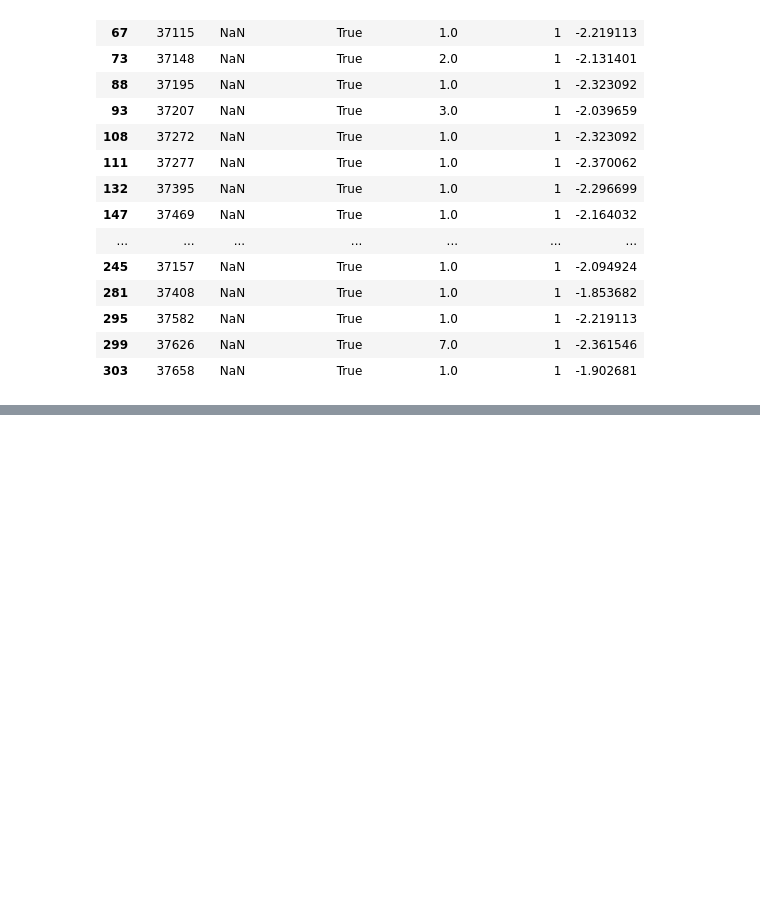
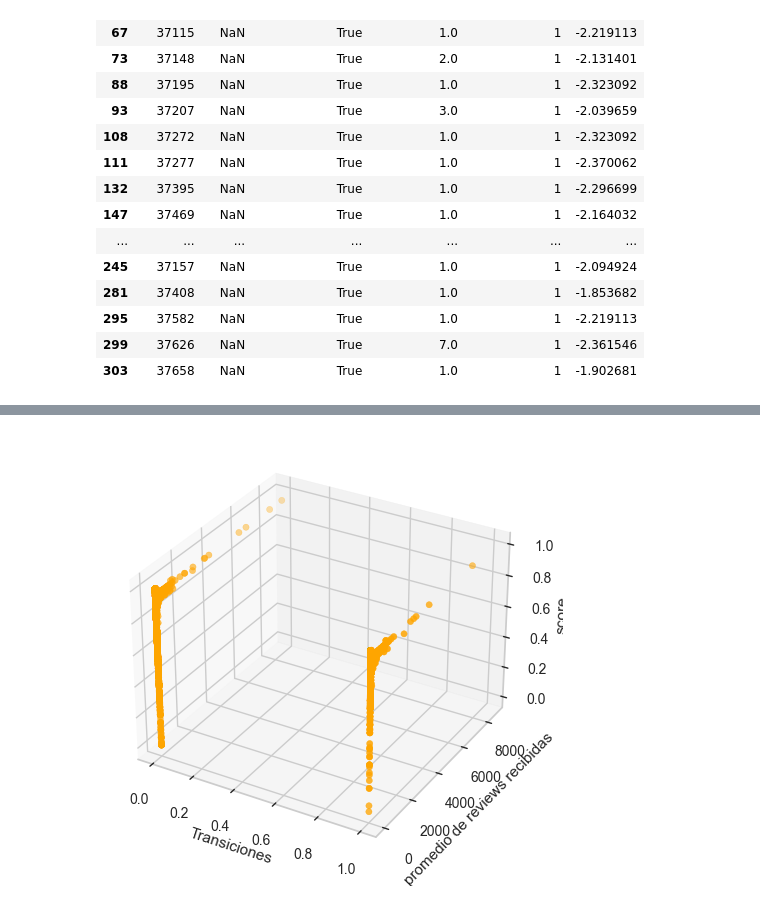
Before and after one commit to chainReactionCol/newRep, a Jupyter notebook: Data_StoryTelling_Sanchez_Ruiz.ipynb, the cells around one changed output, grey strips where cells are left out. Saved outputs shown, nothing was run; the diff lists cells and outputs as text; code cells hidden in the pictures; blank space fills up the shorter version.

```diff
--- a/Data_StoryTelling_Sanchez_Ruiz.ipynb
+++ b/Data_StoryTelling_Sanchez_Ruiz.ipynb
@@ -420,0 +489,18 @@ filtered_rows
+# %%
+scatterMergedYeo2=mergedYeo[['review_count','has_transitions','score']]
+# %%
+fig = plt.figure()
+ax = fig.add_subplot(111, projection='3d')
+
+# Realizar el gráfico de dispersión
+ax.scatter(scatterMergedYeo2['has_transitions'], scatterMergedYeo2['review_count'], scatterMergedYeo2['score'], c='orange', marker='o')
+
+# Añadir etiquetas
+ax.set_xlabel('Transiciones')
+ax.set_ylabel('promedio de reviews recibidas')
+ax.set_zlabel('score')
+
+# Mostrar el gráfico
+plt.show()
+# %% [output]
+[figure, added]
```
Also changed, not shown: parts of 16 cells of this notebook.
